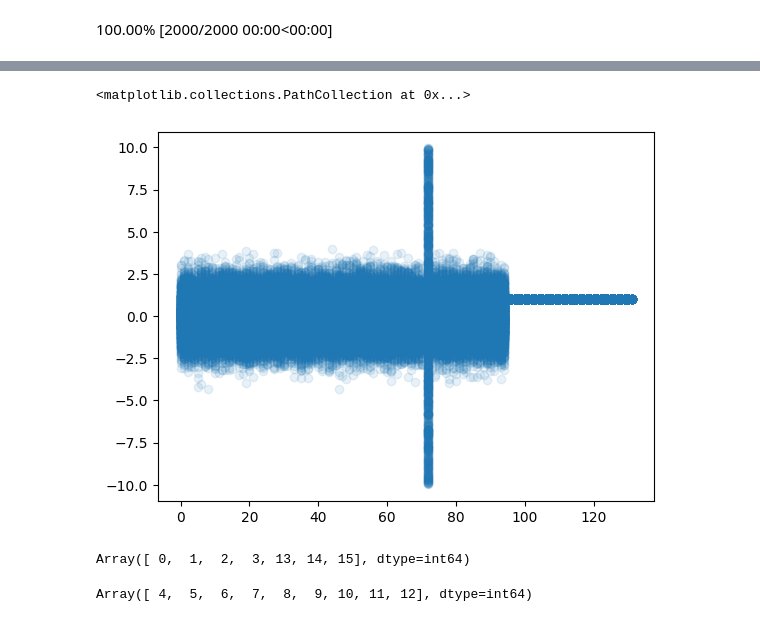
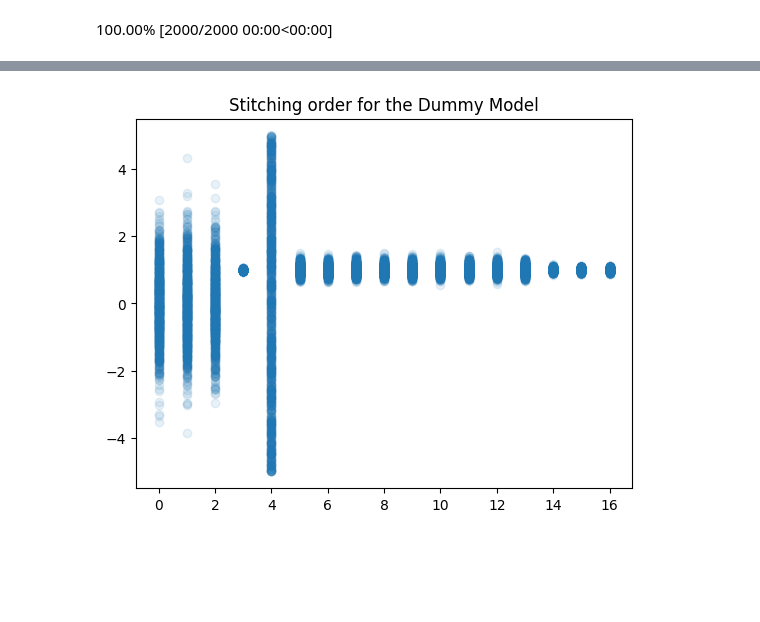
Before and after one commit to malin-horstmann/bayesian_pyhf, a Jupyter notebook: PPC/priors.ipynb, the cells around one changed output, grey strips where cells are left out. Cells and saved outputs as stored; diff of their text form; code cells hidden in the pictures; blank space fills up the shorter version.

```diff
--- a/PPC/priors.ipynb
+++ b/PPC/priors.ipynb
@@ -116,0 +241,17 @@ Note:
+# %%
+### Building the pdfs
+sampledPOI = sps.uniform(-10, 20).rvs((1000, 1))
+sampledN = sps.norm(muN, sigmaN).rvs((1000, len(muN)))
+
+all = np.concatenate([sampledPOI, sampledN], axis=-1)
+final = all[..., target.argsort()]
+
+par_position = np.tile(np.arange(1+len(muN)).reshape(1,-1), (1000, 1))
+
+### Plotting
+plt.scatter(par_position, final, alpha = 0.1)
+
+plt.title(f'Stitching order for {n}')
+plt.savefig(f'Stitching_order_{n}.pdf')
+
+plt.show()
@@ -305,18 +421,22 @@ sampledN = sps.norm(muN, sigmaN).rvs((1000, len(muN)))
 # %%
-# all = np.concatenate([sampledPOI, sampledN, sampledP], axis=-1)
-all = np.concatenate([sampledPOI, sampledN], axis=-1)
+### Building the pdfs
+sampledPOI = sps.uniform(-5, 10).rvs((1000, 1))
+sampledN = sps.norm(muN, sigmaN).rvs((1000, len(muN)))
+sampledP = sps.gamma(alphaP, scale = betaP).rvs((1000, len(alphaP)))
+
+all = np.concatenate([sampledPOI, sampledN, sampledP], axis=-1)
+# all = np.concatenate([sampledPOI, sampledN], axis=-1)
 final = all[..., target.argsort()]
-# par_position = np.tile(np.arange(1+len(muN)+len(alphaP)).reshape(1,-1), (1000, 1))
-par_position = np.tile(np.arange(1+len(muN)).reshape(1,-1), (1000, 1))
+
+par_position = np.tile(np.arange(1+len(muN)+len(alphaP)).reshape(1,-1), (1000, 1))
+# par_position = np.tile(np.arange(1+len(muN)).reshape(1,-1), (1000, 1))
+
+### Plotting
 plt.scatter(par_position, final, alpha = 0.1)
+
+plt.title(f'Stitching order for the Dummy Model')
+plt.savefig(f'Stitching_order_Dummy.pdf')
+
+plt.show()
 # %% [output]
-<matplotlib.collections.PathCollection at 0x...>
-[figure, old version]
+[figure, new version]
-# %%
-model.constraint_model.constraints_gaussian.normal_data
-# %% [output]
-Array([ 0,  1,  2,  3, 13, 14, 15], dtype=int64)
-# %%
-model.constraint_model.constraints_poisson.poisson_data
-# %% [output]
-Array([ 4,  5,  6,  7,  8,  9, 10, 11, 12], dtype=int64)
```
Also changed, not shown: parts of 21 cells of this notebook, 1 other file.
